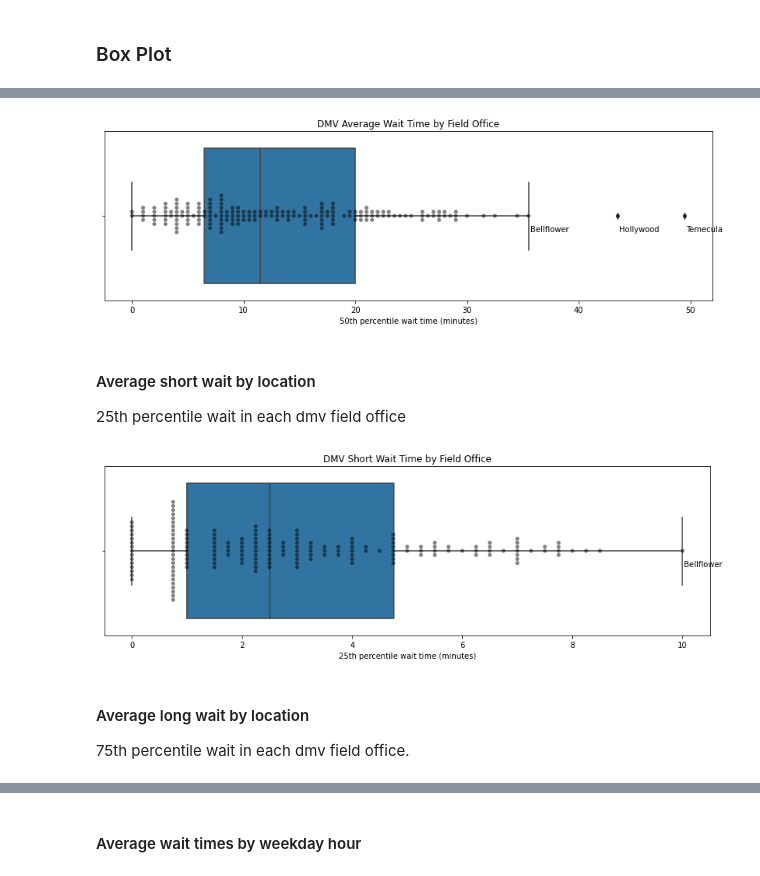
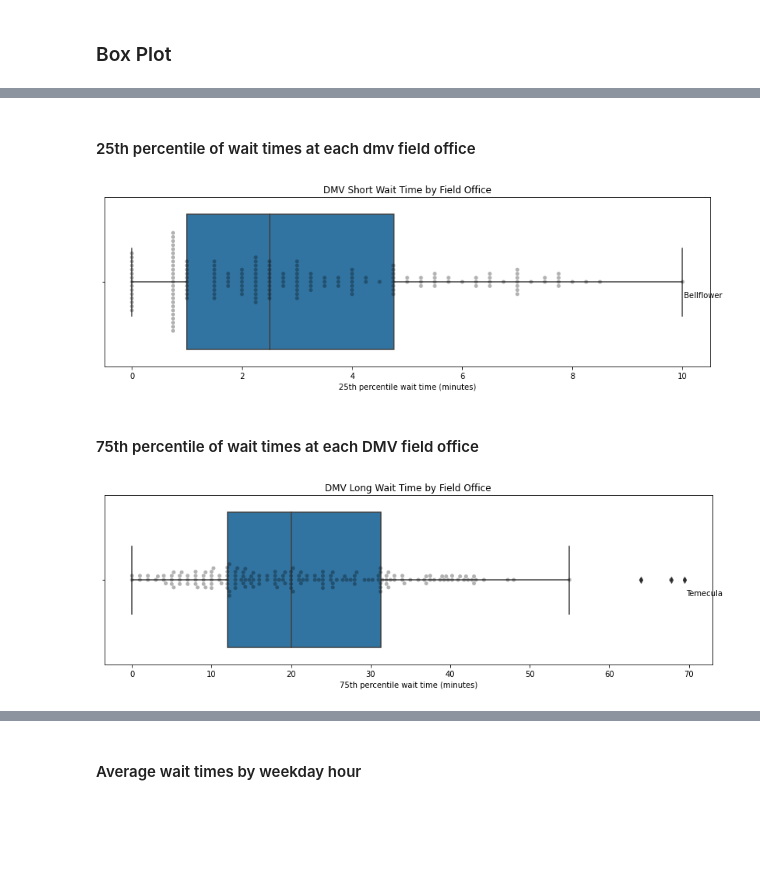
Before and after one commit to soodoku/wait, a Jupyter notebook: scripts/DMV.ipynb, the cells around one changed output, grey strips where cells are left out. Saved outputs shown, nothing was run; the diff lists cells and outputs as text; code cells hidden in the pictures; blank space fills up the shorter version.

```diff
--- a/scripts/DMV.ipynb
+++ b/scripts/DMV.ipynb
@@ -213,2 +194,19 @@ You should consider upgrading via the '/Users/noahfinberg/Desktop/GauravCollab/e
 
 50th percentile wait in each dmv field office. Looking at weekday wait times because saturday wait times are essentially zero in every location and they skew the data.
+# %%
+# Daily_wait_50
+df_median_wait_time = wait_time_descriptive_stats_df["wkday_wait_50"].to_frame()
+
+fig, ax = plt.subplots(figsize=(14, 4))
+sns.boxplot(ax=ax, x="wkday_wait_50", data = df_median_wait_time)
+ax = sns.swarmplot(x='wkday_wait_50', data = df_median_wait_time, color = "black", alpha = 0.3)
+
+plt.title("Distribution of Median Wait Times Across Field Offices")
+plt.xlabel("50th percentile wait time (minutes)")
+
+# df_mean_wait_time.head(1)
+for row in df_median_wait_time.iterrows():
+    if row[1][0] > 35: #only label wait times > 25 min
+        ax.annotate(row[0], xy=(row[1][0], .1), xytext=(2,2), textcoords='offset points', fontsize=10)
+
+plt.savefig('../figs/dmv_median_wait_by_field_office.png')
@@ -215,48 +215,42 @@ You should consider upgrading via the '/Users/noahfinberg/Desktop/GauravCollab/e
+# %% [markdown]
+#### 25th percentile of wait times at each dmv field office
 # %%
-# Daily_wait_50
-df_mean_wait_time = wait_time_descriptive_stats_df["weekday_wait_50"]
-df_mean_wait_time = df_mean_wait_time.to_frame()
+# Daily_wait_25
+df_25_wait_time = wait_time_descriptive_stats_df["wkday_wait_25"].to_frame()
 
 fig, ax = plt.subplots(figsize=(14, 4))
-sns.boxplot(ax=ax, x="weekday_wait_50",data=df_mean_wait_time)
-ax = sns.swarmplot(x='weekday_wait_50', data=df_mean_wait_time, color="black", alpha=0.5)
+sns.boxplot(ax=ax, x="wkday_wait_25",data=df_25_wait_time)
+ax = sns.swarmplot(x='wkday_wait_25', data=df_25_wait_time, color="black", alpha=0.3)
 
-plt.title("DMV Average Wait Time by Field Office")
-plt.xlabel("50th percentile wait time (minutes)")
+plt.title("DMV Short Wait Time by Field Office")
+plt.xlabel("25th percentile wait time (minutes)")
 
 # df_mean_wait_time.head(1)
-for row in df_mean_wait_time.iterrows():
-    if row[1][0] > 35: #only label wait times > 25 min
+for row in df_25_wait_time.iterrows():
+    if row[1][0] > 9: #only label wait times > 9 min
         ax.annotate(row[0], xy=(row[1][0], .1), xytext=(2,2), textcoords='offset points', fontsize=10)
 
-plt.savefig('../images/dmv_average_wait_by_field_office.png')
+plt.savefig('../figs/dmv_25_percentile_wait_by_field_office.png')
 # %% [output]
-[figure, old version]
+[figure, new version]
-# %% [markdown]
-#### Average short wait by location
-
-25th percentile wait in each dmv field office
+# %% [markdown]
+#### 75th percentile of wait times at each DMV field office
 # %%
-# Daily_wait_25
-df_25_wait_time = wait_time_descriptive_stats_df["weekday_wait_25"]
-df_25_wait_time = df_25_wait_time.to_frame()
+# Daily_wait_75
+df_mean_wait_time = wait_time_descriptive_stats_df["wkday_wait_75"].to_frame()
 
 fig, ax = plt.subplots(figsize=(14, 4))
-sns.boxplot(ax=ax, x="weekday_wait_25",data=df_25_wait_time)
-ax = sns.swarmplot(x='weekday_wait_25', data=df_25_wait_time, color="black", alpha=0.5)
+sns.boxplot(ax=ax, x="wkday_wait_75",data=df_mean_wait_time)
+ax = sns.swarmplot(x='wkday_wait_75', data=df_mean_wait_time, color="black", alpha=0.3)
 
-plt.title("DMV Short Wait Time by Field Office")
-plt.xlabel("25th percentile wait time (minutes)")
+plt.title("DMV Long Wait Time by Field Office")
+plt.xlabel("75th percentile wait time (minutes)")
 
 # df_mean_wait_time.head(1)
-for row in df_25_wait_time.iterrows():
-    if row[1][0] > 9: #only label wait times > 9 min
+for row in df_mean_wait_time.iterrows():
+    if row[1][0] > 68: #only label wait times > 68 min -- labels ovelap is I try to show too many. need to figure out workaround
         ax.annotate(row[0], xy=(row[1][0], .1), xytext=(2,2), textcoords='offset points', fontsize=10)
 
-plt.savefig('../images/dmv_25_percentile_wait_by_field_office.png')
+plt.savefig('../figs/dmv_75_percentile_wait_by_field_office.png')
 # %% [output]
-[figure, old version]
+[figure, new version]
-# %% [markdown]
-#### Average long wait by location
-
-75th percentile wait in each dmv field office.
```
Also changed, not shown: parts of 44 cells of this notebook, 12 other files.
